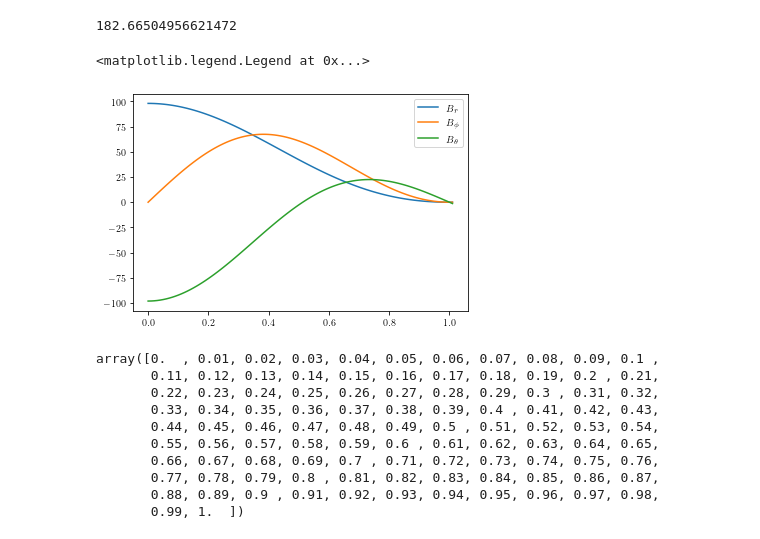
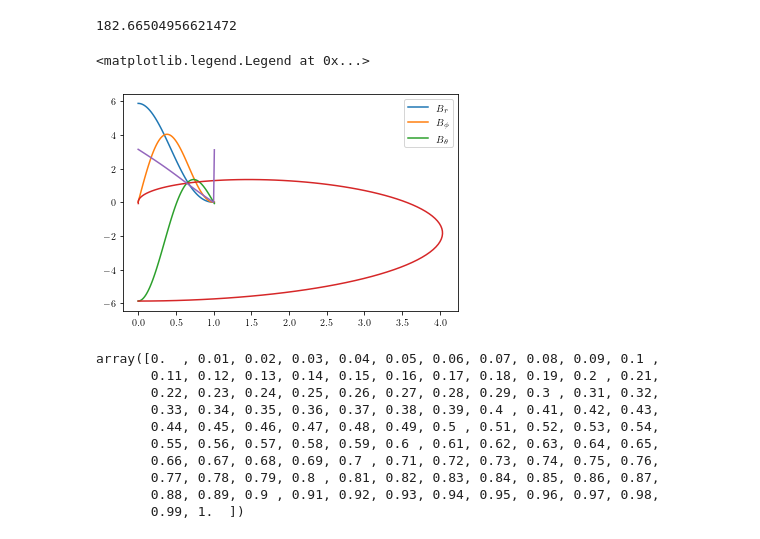
Before and after one commit to specktakel/ts_limit, a Jupyter notebook: structured_field/field_visualisation.ipynb, the cells around one changed output. Drawn from its saved outputs; the diff is of its cells as text; code cells hidden in the pictures.

```diff
--- a/structured_field/field_visualisation.ipynb
+++ b/structured_field/field_visualisation.ipynb
@@ -77,18 +77,20 @@ F_0
 # %%
 fig = plt.figure(1)
 ax = fig.add_subplot(111)
 
 r = np.linspace(0, 1.01, num=102)
 
-ax.plot(r, b_r(r), label='$B_r$')
-ax.plot(r, b_phi(r), label='$B_\phi$')
-ax.plot(r, b_theta(r), label=r'$B_\theta$')
+ax.plot(r, scale * b_r(r), label='$B_r$')
+ax.plot(r, scale * b_phi(r), label='$B_\phi$')
+ax.plot(r, scale * b_theta(r), label=r'$B_\theta$')
+ax.plot(scale * b_phi(r), scale * b_theta(r))
+ax.plot(r, np.arctan2(b_phi(r), b_theta(r)))
 #ax.set_ylim((-6, 6))
 ax.legend()
 #fig.savefig('structured_field.png', dpi=300)
 # %% [output]
 <matplotlib.legend.Legend at 0x...>
-[figure, old version]
+[figure, new version]
 # %%
 r
 # %% [output]
```
Also changed, not shown: 6 other files.
